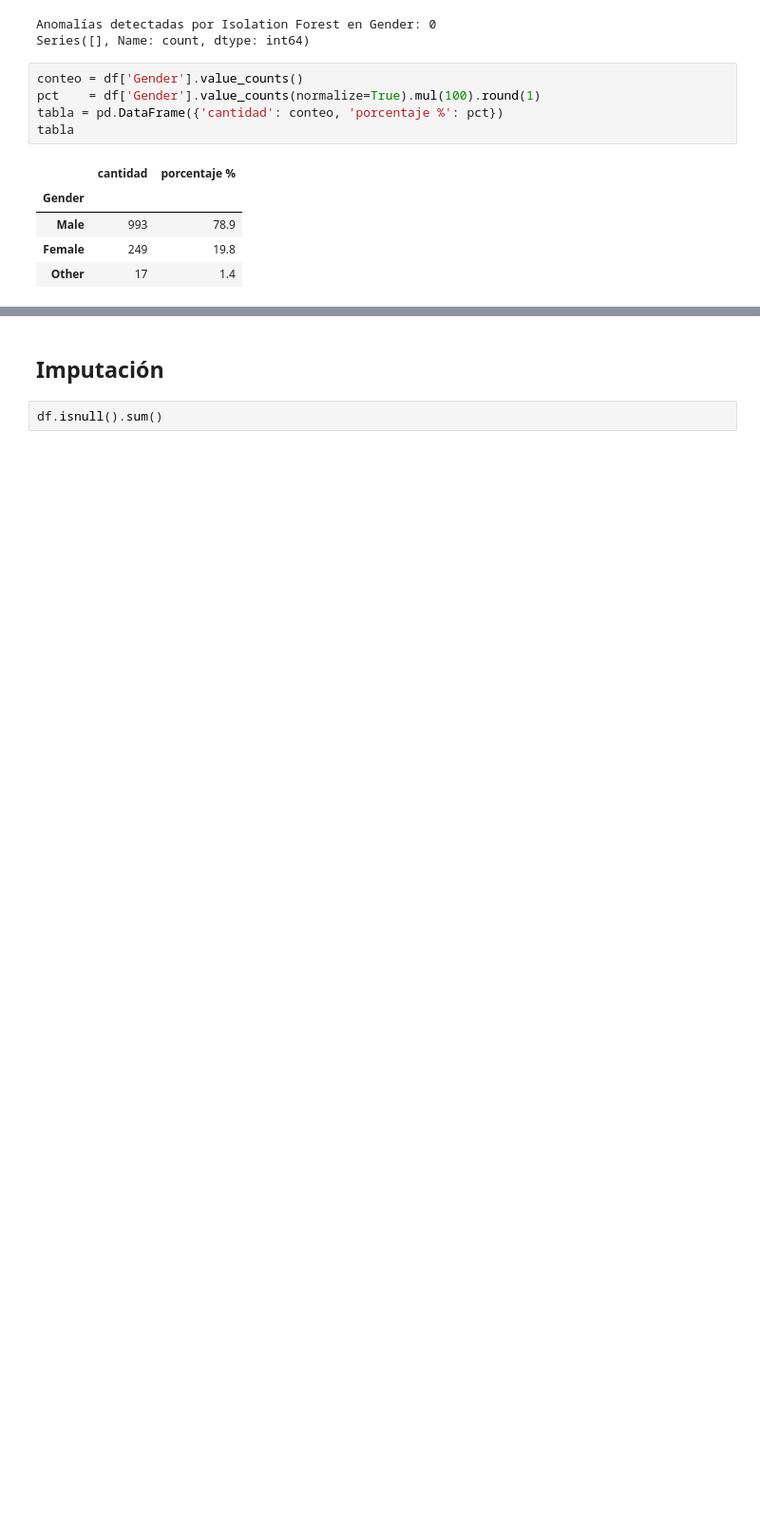
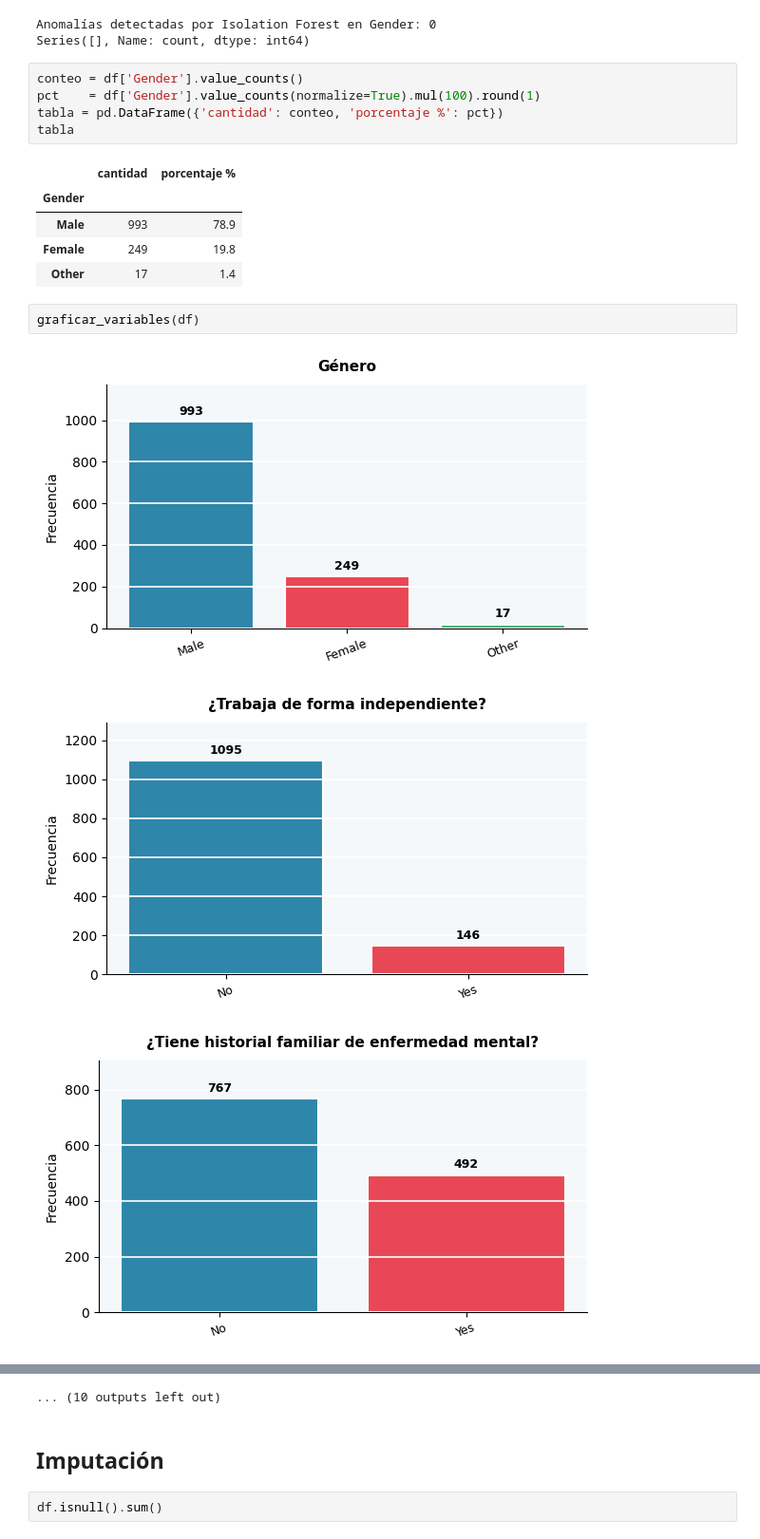
Before and after one commit to darig7w7/ProyectoSaludMental, a Jupyter notebook: SaludMental.ipynb, the cells around one changed output, grey strips where cells are left out. Shown at 95% size. Cells and saved outputs as stored; diff of their text form; blank space fills up the shorter version.

```diff
--- a/SaludMental.ipynb
+++ b/SaludMental.ipynb
@@ -259,3 +269,9 @@ tabla
 | Male | 993 | 78.9 |
 | Female | 249 | 19.8 |
 | Other | 17 | 1.4 |
+# %%
+graficar_variables(df)
+# %% [output]
+[figure, added]
+[figure, added]
+[figure, added]
@@ -262,3 +287,4 @@ tabla
+... (10 outputs left out)
 # %% [markdown]
 ## Imputación
 # %%
```
Also changed, not shown: parts of 16 cells of this notebook.
